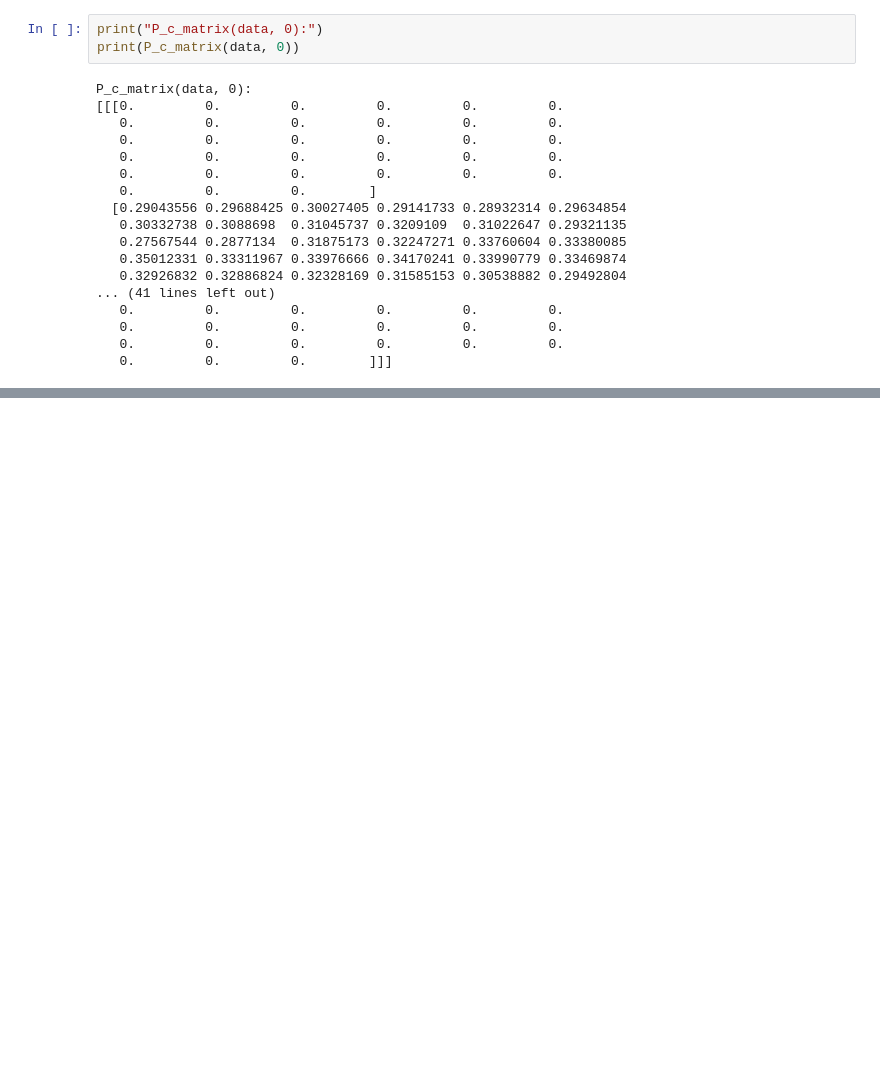
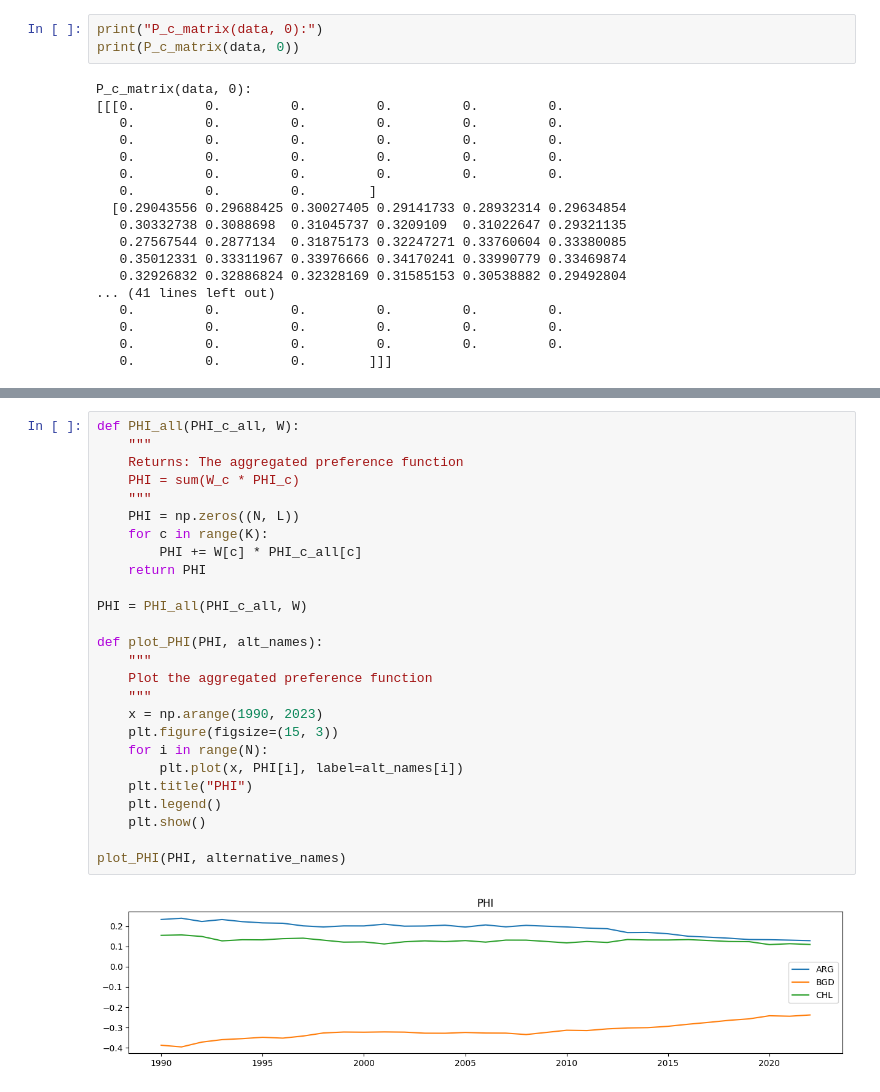
Before and after one commit to R4phou/ulb-master-thesis, a Jupyter notebook: code/src/GAMMA_TS.ipynb, the cells around one changed output, grey strips where cells are left out. Drawn from its saved outputs; the diff is of its cells as text; blank space fills up the shorter version.

```diff
--- a/code/src/GAMMA_TS.ipynb
+++ b/code/src/GAMMA_TS.ipynb
@@ -152,0 +194,28 @@ TypeError: Cannot interpret '33' as a data type
+# %%
+def PHI_all(PHI_c_all, W):
+    """
+    Returns: The aggregated preference function
+    PHI = sum(W_c * PHI_c)
+    """
+    PHI = np.zeros((N, L))
+    for c in range(K):
+        PHI += W[c] * PHI_c_all[c]
+    return PHI
+
+PHI = PHI_all(PHI_c_all, W)
+
+def plot_PHI(PHI, alt_names):
+    """
+    Plot the aggregated preference function
+    """
+    x = np.arange(1990, 2023)
+    plt.figure(figsize=(15, 3))
+    for i in range(N):
+        plt.plot(x, PHI[i], label=alt_names[i])
+    plt.title("PHI")
+    plt.legend()
+    plt.show()
+
+plot_PHI(PHI, alternative_names)
+# %% [output]
+[figure, added]
```
Also changed, not shown: parts of 6 cells of this notebook, 8 other files.
